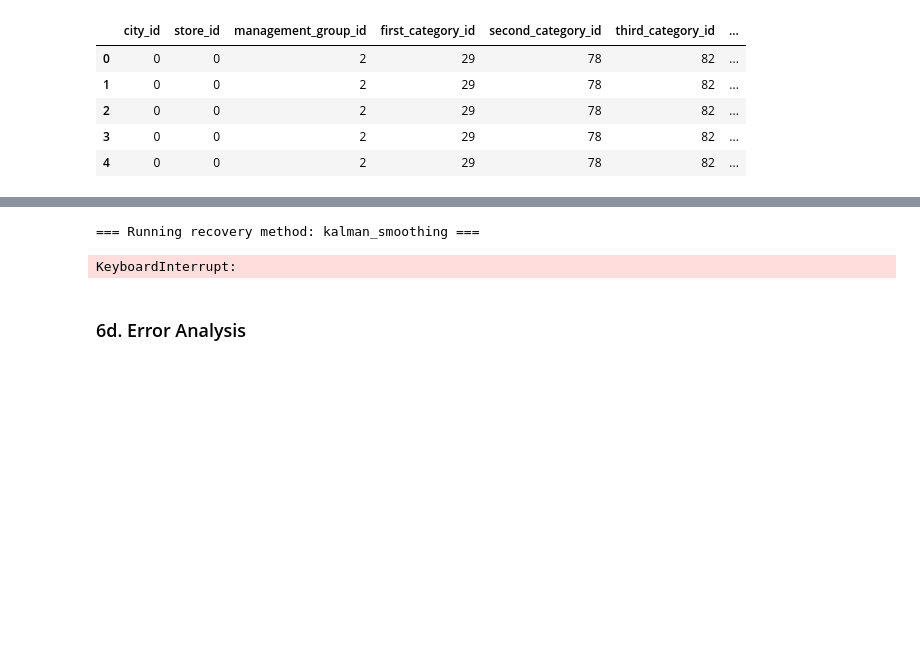
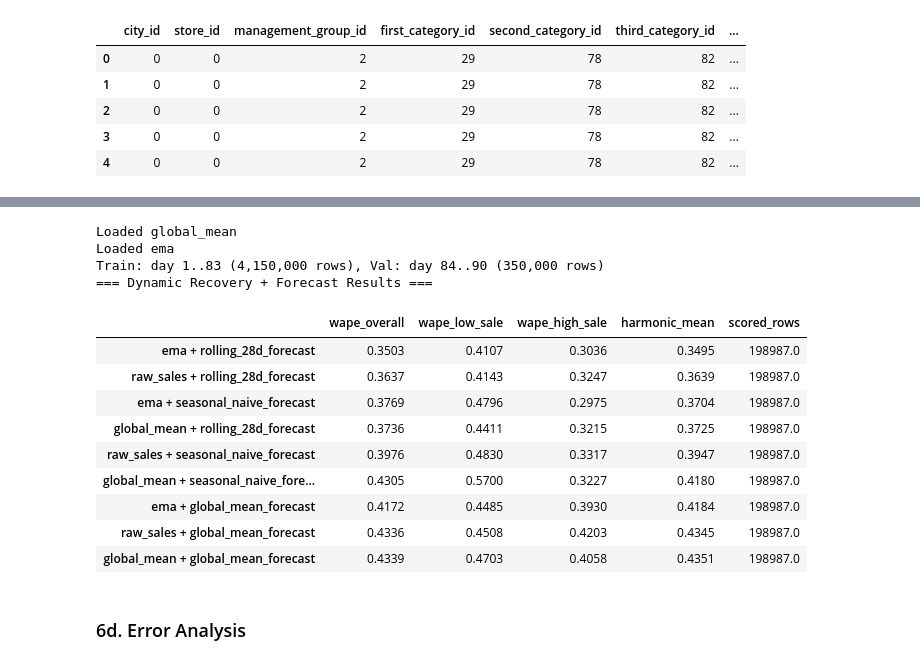
Before and after one commit to Slin58/seminar, a Jupyter notebook: main.ipynb, the cells around one changed output, grey strips where cells are left out. Drawn from its saved outputs; the diff is of its cells as text; code cells hidden in the pictures; blank space fills up the shorter version.

```diff
--- a/main.ipynb
+++ b/main.ipynb
@@ -347,11 +336,11 @@ recovery_methods = {
     #     "target_col": "recovered_daily_sales_random_sampling",
     # },
 
-    # "global_mean": {
-    #     "func": recovery.global_mean,
-    #     "args": (history, op_stock_status, op_sales, op_sales_masked, outside_slice),
-    #     "target_col": "recovered_daily_sales_global_mean",
-    # },
+    "global_mean": {
+        "func": recovery.global_mean,
+        "args": (history, op_stock_status, op_sales, op_sales_masked, outside_slice),
+        "target_col": "recovered_daily_sales_global_mean",
+    },
 
     # "per_series_mean": {
     #     "func": recovery.per_series_mean,
@@ -395,11 +384,11 @@ recovery_methods = {
     #     "target_col": "recovered_daily_sales_rolling_mean",
     # },
 
-    # "ema": {
-    #     "func": recovery.exponential_moving_average,
-    #     "args": (history, op_sales_masked, outside_slice),
-    #     "target_col": "recovered_daily_sales_exponential_moving_average",
-    # },
+    "ema": {
+        "func": recovery.exponential_moving_average,
+        "args": (history, op_sales_masked, outside_slice),
+        "target_col": "recovered_daily_sales_exponential_moving_average",
+    },
 
     # "ema_series": {
     #     "func": recovery.exponential_moving_average_series,
@@ -443,22 +432,47 @@ recovery_methods = {
     #     "target_col": "recovered_daily_sales_kalman_smoothing",
     # },
 
-    "kalman_like": {
-        "func": recovery.kalman_like_smoothing,
-        "args": (history, op_sales_masked, outside_slice),
-        "target_col": "recovered_daily_sales_kalman_like",
-    },
+    # "kalman_like": {
+    #     "func": recovery.kalman_like_smoothing,
+    #     "args": (history, op_sales_masked, outside_slice),
+    #     "target_col": "recovered_daily_sales_kalman_like",
+    # },
+
+    # "autoencoder": {
+    #     "func": recovery.autoencoder,
+    #     "args": (history, op_sales_masked, outside_slice),
+    #     "target_col": "recovered_daily_sales_autoencoder",
+    # },
 
 }
 
 
 # ------------------------------------------------------------
-# 2. Alle Recovery-Methoden ausführen
+# 2. Alle Recovery-Methoden ausführen / laden
 # ------------------------------------------------------------
 
+# alle geladenen files daten in history speichern
+
+import os
+
+folder = "recovered_column"
+
+for datei in os.listdir(folder):
+    path = os.path.join(folder, datei)
+
+    loaded_arr = np.load(path)
+
+    history[datei.split(".npy")[0]] = loaded_arr
+
+
 for recovery_name, method in recovery_methods.items():
+    if method["target_col"] in history.columns:
+        print(f"Loaded {recovery_name}")
+        continue
+
     print(f"\n=== Running recovery method: {recovery_name} ===")
     method["func"](*method["args"])
+
 
 
 # ------------------------------------------------------------
@@ -509,35 +523,47 @@ for recovery_name, method in recovery_methods.items():
     target_col = method["target_col"]
 
     if target_col not in history.columns:
         print(f"Skipping {recovery_name}: column {target_col} not found.")
         continue
 
     for forecast_name, forecast_func in forecast_models.items():
 
         val_pred = forecast_func(
             train_df=train_r,
             val_df=val_r,
             target_col=target_col
         )
 
         result_name = f"{recovery_name} + {forecast_name}"
 
         all_results[result_name] = utils.evaluate_forecast(val_pred)
 
 
 # ------------------------------------------------------------
 # 7. Ergebnisse anzeigen
 # ------------------------------------------------------------
 
 all_results_df = pd.DataFrame(all_results).T
 
 
 
 print("=== Dynamic Recovery + Forecast Results ===")
 display(all_results_df.sort_values("harmonic_mean"))
 # %% [output]
-=== Running recovery method: kalman_smoothing ===
+Loaded global_mean
+Loaded ema
+Train: day 1..83 (4,150,000 rows), Val: day 84..90 (350,000 rows)
+=== Dynamic Recovery + Forecast Results ===
-KeyboardInterrupt:
+|  | wape_overall | wape_low_sale | wape_high_sale | harmonic_mean | scored_rows |
+| ema + rolling_28d_forecast | 0.3503 | 0.4107 | 0.3036 | 0.3495 | 198987.0 |
+| raw_sales + rolling_28d_forecast | 0.3637 | 0.4143 | 0.3247 | 0.3639 | 198987.0 |
+| ema + seasonal_naive_forecast | 0.3769 | 0.4796 | 0.2975 | 0.3704 | 198987.0 |
+| global_mean + rolling_28d_forecast | 0.3736 | 0.4411 | 0.3215 | 0.3725 | 198987.0 |
+| raw_sales + seasonal_naive_forecast | 0.3976 | 0.4830 | 0.3317 | 0.3947 | 198987.0 |
+| global_mean + seasonal_naive_fore... | 0.4305 | 0.5700 | 0.3227 | 0.4180 | 198987.0 |
+| ema + global_mean_forecast | 0.4172 | 0.4485 | 0.3930 | 0.4184 | 198987.0 |
+| raw_sales + global_mean_forecast | 0.4336 | 0.4508 | 0.4203 | 0.4345 | 198987.0 |
+| global_mean + global_mean_forecast | 0.4339 | 0.4703 | 0.4058 | 0.4351 | 198987.0 |
 # %% [markdown]
 ### 6d. Error Analysis
 # %%
```
Also changed, not shown: parts of 2 cells of this notebook, 5 other files.
